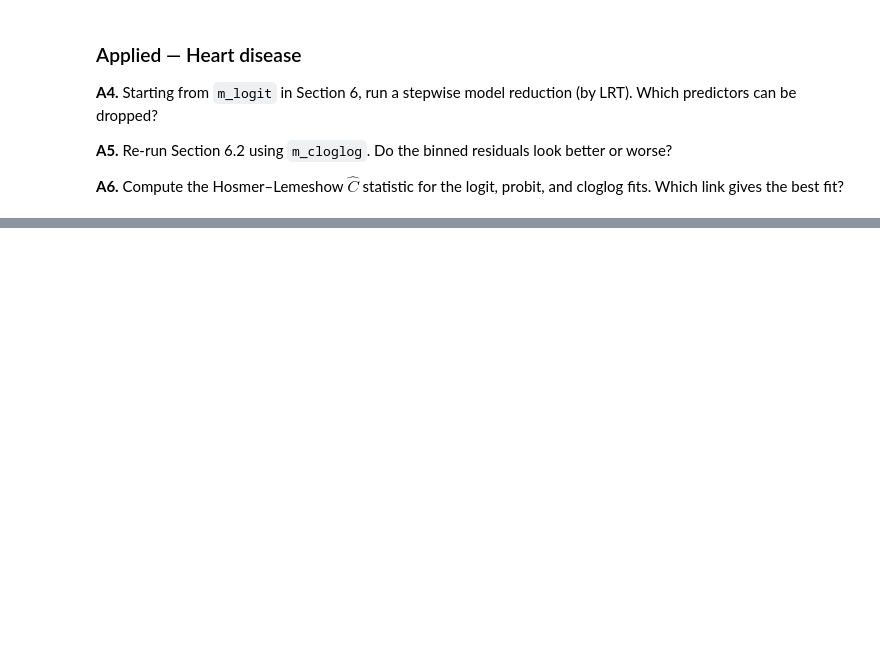
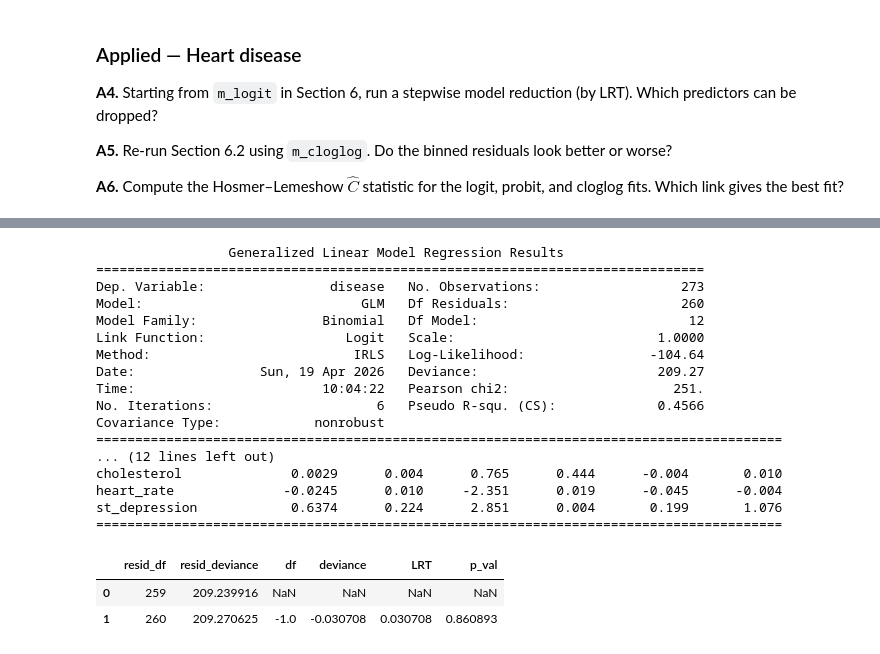
Before and after one commit to gulierus/ZLMA, a Jupyter notebook: 01ZLMA_ex07_Binary_Data.ipynb, the cells around one changed output, grey strips where cells are left out. Cells and saved outputs as stored; diff of their text form; code cells hidden in the pictures; blank space fills up the shorter version.

```diff
--- a/01ZLMA_ex07_Binary_Data.ipynb
+++ b/01ZLMA_ex07_Binary_Data.ipynb
@@ -1066,0 +1072,29 @@ st_depression            0.4336      0.133      3.256      0.001       0.173
+# %%
+formula_without_BS = ("disease ~ age + sex + chest_pain_type + blood_pressure + cholesterol "
+           "+ heart_rate + ex_angina + st_depression + st_slope")
+
+m_logit_without_BS   = smf.glm(formula_without_BS, data=heart, family=sm.families.Binomial(link=Logit())).fit()
+print(m_logit_without_BS.summary())
+
+anova(m_logit, m_logit_without_BS, test="LRT")
+# %% [output]
+                 Generalized Linear Model Regression Results
+==============================================================================
+Dep. Variable:                disease   No. Observations:                  273
+Model:                            GLM   Df Residuals:                      260
+Model Family:                Binomial   Df Model:                           12
+Link Function:                  Logit   Scale:                          1.0000
+Method:                          IRLS   Log-Likelihood:                -104.64
+Date:                Sun, 19 Apr 2026   Deviance:                       209.27
+Time:                        10:04:22   Pearson chi2:                     251.
+No. Iterations:                     6   Pseudo R-squ. (CS):             0.4566
+Covariance Type:            nonrobust
+========================================================================================
+... (12 lines left out)
+cholesterol              0.0029      0.004      0.765      0.444      -0.004       0.010
+heart_rate              -0.0245      0.010     -2.351      0.019      -0.045      -0.004
+st_depression            0.6374      0.224      2.851      0.004       0.199       1.076
+========================================================================================
+|  | resid_df | resid_deviance | df | deviance | LRT | p_val |
+| 0 | 259 | 209.239916 | NaN | NaN | NaN | NaN |
+| 1 | 260 | 209.270625 | -1.0 | -0.030708 | 0.030708 | 0.860893 |
```
Also changed, not shown: parts of 13 cells of this notebook.
